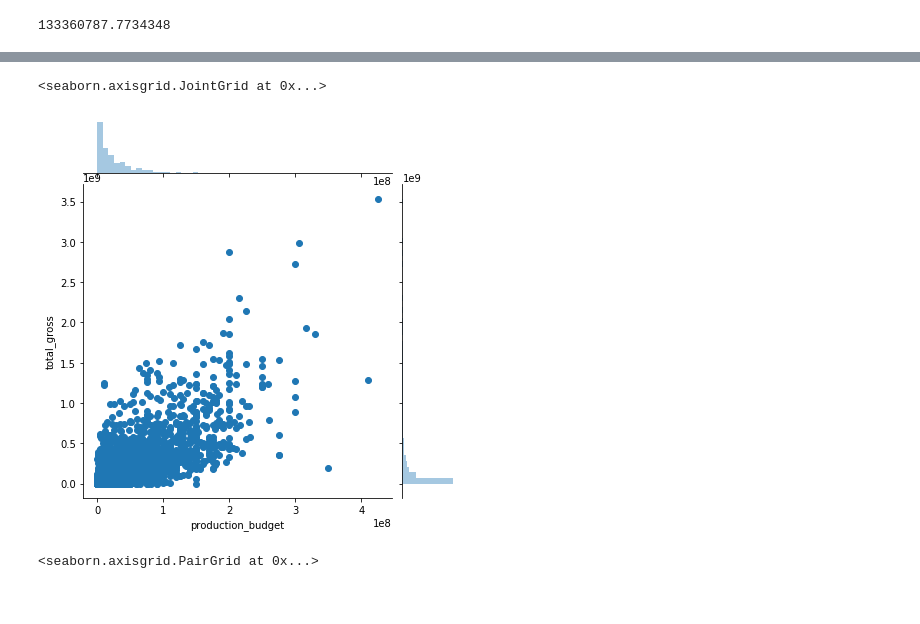
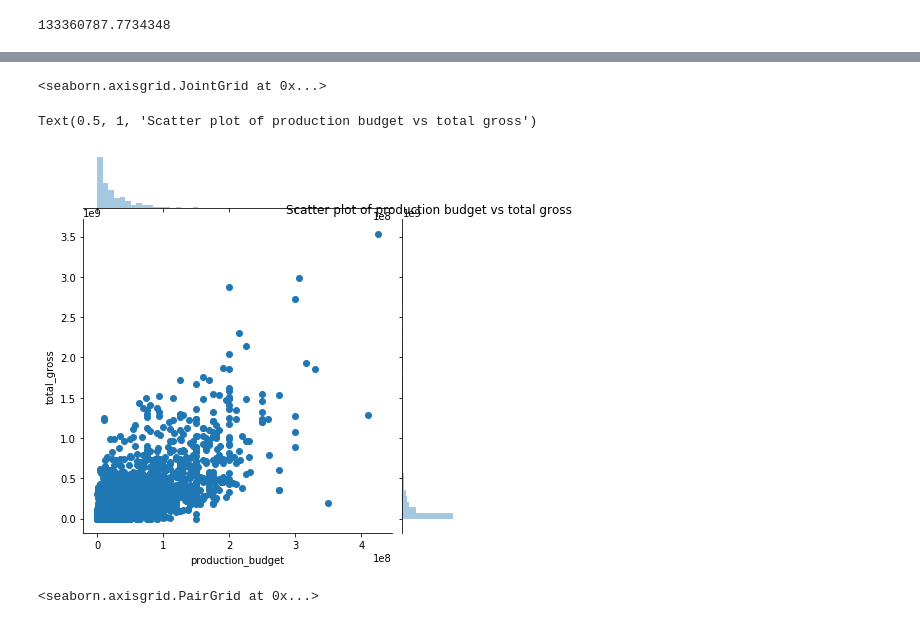
Before and after one commit to dapsavoie/dsc-mod-1-project-v2-1-online-ds-ft-120919, a Jupyter notebook: student.ipynb, the cells around one changed output, grey strips where cells are left out. Drawn from its saved outputs; the diff is of its cells as text; code cells hidden in the pictures.

```diff
--- a/student.ipynb
+++ b/student.ipynb
@@ -767,10 +958,12 @@ y = tn_movies_budgets['total_gross']
 # %%
 #Scatter plot of production budget vs total gross
 
 sns.jointplot(x, y)
+plt.title('Scatter plot of production budget vs total gross')
 # %% [output]
 <seaborn.axisgrid.JointGrid at 0x...>
+Text(0.5, 1, 'Scatter plot of production budget vs total gross')
-[figure, old version]
+[figure, new version]
 # %%
 #some redundant graphs here but good to get a larger overview
 sns.pairplot(tn_movies_budgets)
```
Also changed, not shown: parts of 101 cells of this notebook.
